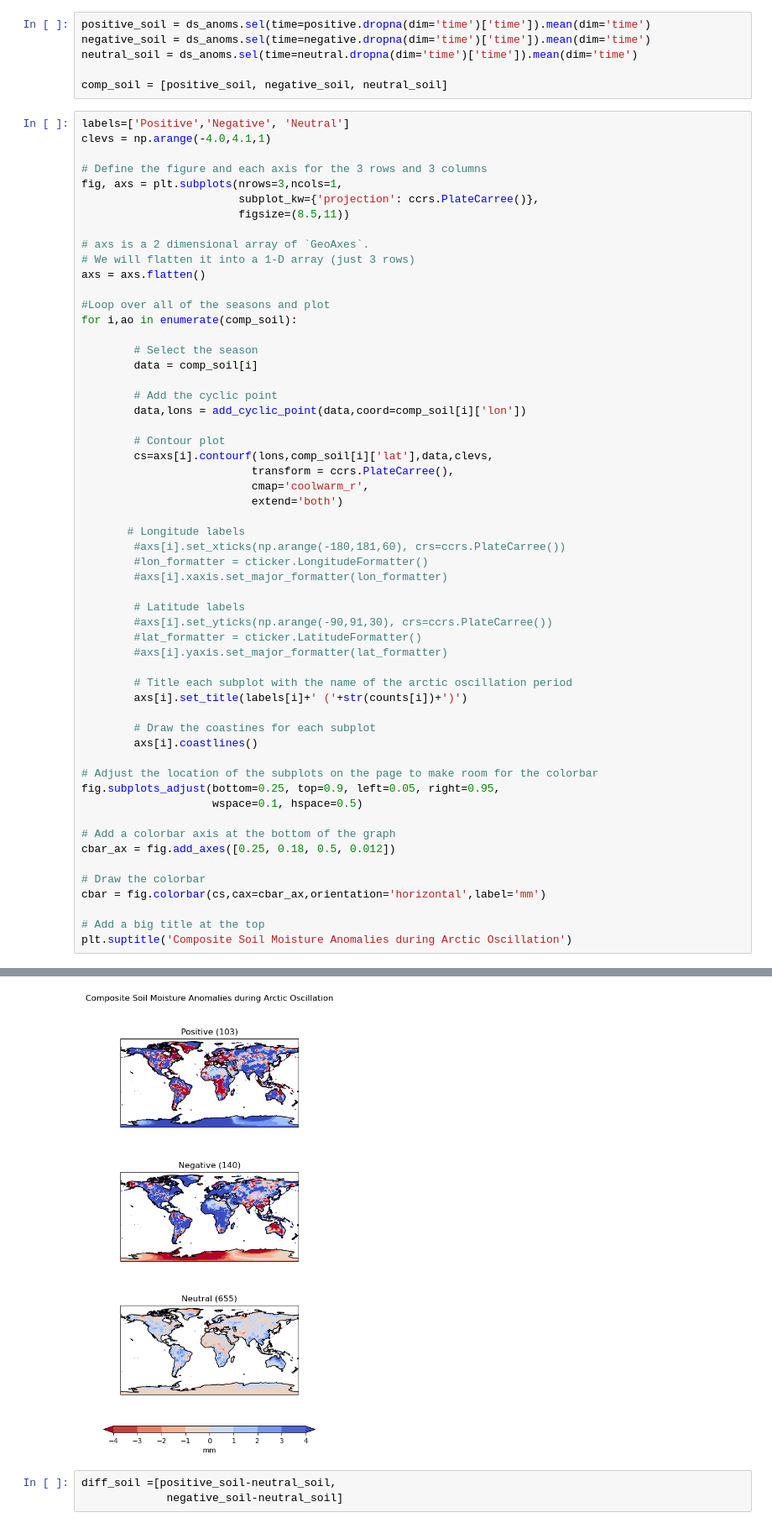
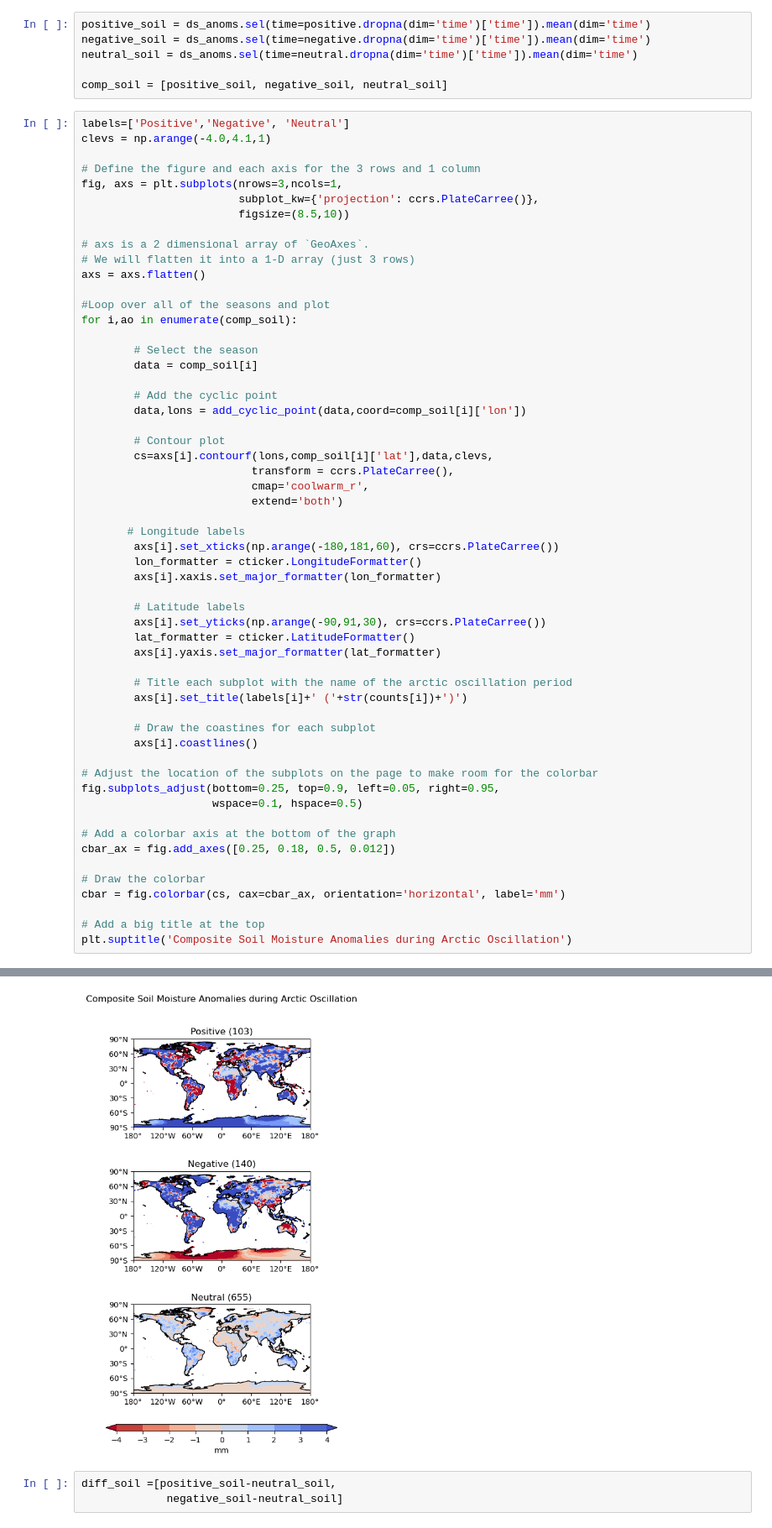
Before and after one commit to wapratt/Assignment3, a Jupyter notebook: Assignment3.ipynb, the cells around one changed output, grey strips where cells are left out. Shown: that part at 84% size. Cells and saved outputs as stored; diff of their text form.

Commit message:
Update AO plot, calculate diff, update diff plot

```diff
--- a/Assignment3.ipynb
+++ b/Assignment3.ipynb
@@ -123,10 +123,10 @@ comp_soil = [positive_soil, negative_soil, neutral_soil]
 labels=['Positive','Negative', 'Neutral']
 clevs = np.arange(-4.0,4.1,1)
 
-# Define the figure and each axis for the 3 rows and 3 columns
+# Define the figure and each axis for the 3 rows and 1 column
 fig, axs = plt.subplots(nrows=3,ncols=1,
                         subplot_kw={'projection': ccrs.PlateCarree()},
-                        figsize=(8.5,11))
+                        figsize=(8.5,10))
 
 # axs is a 2 dimensional array of `GeoAxes`.
 # We will flatten it into a 1-D array (just 3 rows)
@@ -143,41 +143,41 @@ for i,ao in enumerate(comp_soil):
 
         # Contour plot
         cs=axs[i].contourf(lons,comp_soil[i]['lat'],data,clevs,
                           transform = ccrs.PlateCarree(),
                           cmap='coolwarm_r',
                           extend='both')
 
        # Longitude labels
-        #axs[i].set_xticks(np.arange(-180,181,60), crs=ccrs.PlateCarree())
-        #lon_formatter = cticker.LongitudeFormatter()
-        #axs[i].xaxis.set_major_formatter(lon_formatter)
+        axs[i].set_xticks(np.arange(-180,181,60), crs=ccrs.PlateCarree())
+        lon_formatter = cticker.LongitudeFormatter()
+        axs[i].xaxis.set_major_formatter(lon_formatter)
 
         # Latitude labels
-        #axs[i].set_yticks(np.arange(-90,91,30), crs=ccrs.PlateCarree())
-        #lat_formatter = cticker.LatitudeFormatter()
-        #axs[i].yaxis.set_major_formatter(lat_formatter)
+        axs[i].set_yticks(np.arange(-90,91,30), crs=ccrs.PlateCarree())
+        lat_formatter = cticker.LatitudeFormatter()
+        axs[i].yaxis.set_major_formatter(lat_formatter)
 
         # Title each subplot with the name of the arctic oscillation period
         axs[i].set_title(labels[i]+' ('+str(counts[i])+')')
 
         # Draw the coastines for each subplot
         axs[i].coastlines()
 
 # Adjust the location of the subplots on the page to make room for the colorbar
 fig.subplots_adjust(bottom=0.25, top=0.9, left=0.05, right=0.95,
                     wspace=0.1, hspace=0.5)
 
 # Add a colorbar axis at the bottom of the graph
 cbar_ax = fig.add_axes([0.25, 0.18, 0.5, 0.012])
 
 # Draw the colorbar
-cbar = fig.colorbar(cs,cax=cbar_ax,orientation='horizontal',label='mm')
+cbar = fig.colorbar(cs, cax=cbar_ax, orientation='horizontal', label='mm')
 
 # Add a big title at the top
 plt.suptitle('Composite Soil Moisture Anomalies during Arctic Oscillation')
 # %% [output]
 Text(0.5, 0.98, 'Composite Soil Moisture Anomalies during Arctic Oscillation')
-[figure, old version]
+[figure, new version]
 # %%
 diff_soil =[positive_soil-neutral_soil,
              negative_soil-neutral_soil]
```
Also changed, not shown: parts of 1 cell of this notebook.
